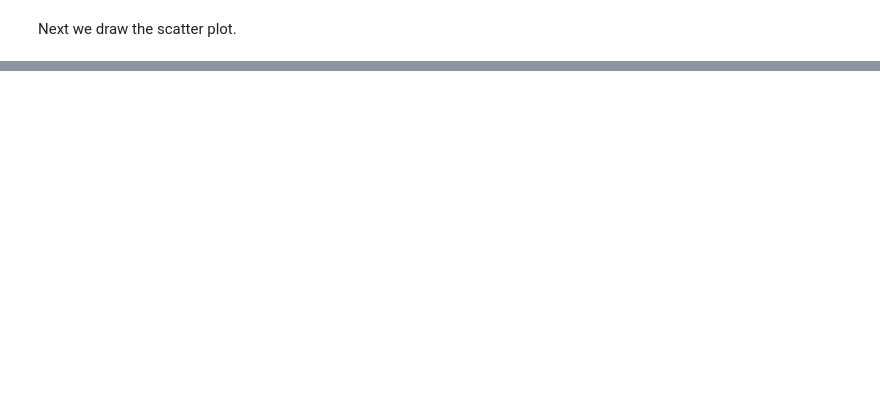
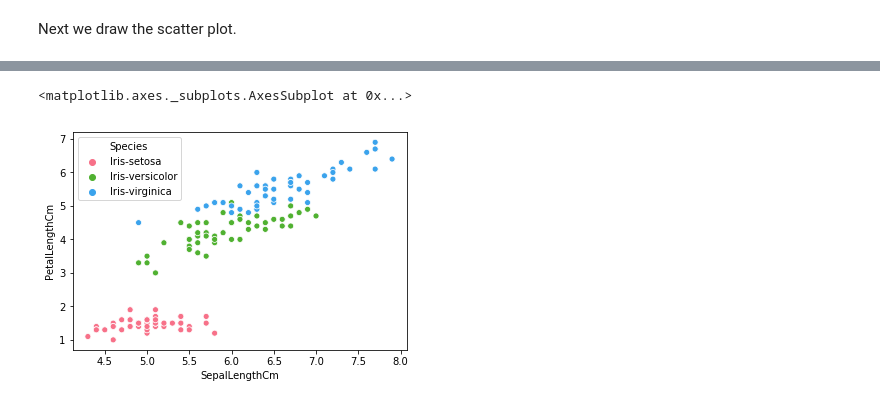
Before and after one commit to NicholasCrossman/python-iris-regression, a Jupyter notebook: iris-regression.ipynb, the cells around one changed output, grey strips where cells are left out. Cells and saved outputs as stored; diff of their text form; code cells hidden in the pictures; blank space fills up the shorter version.

```diff
--- a/iris-regression.ipynb
+++ b/iris-regression.ipynb
@@ -109,0 +117,5 @@ length_comparison.plot.scatter(x='SepalLengthCm', y='PetalLengthCm', title='Sepa
+# %%
+sb.scatterplot(data=length_comparison, x='SepalLengthCm', y='PetalLengthCm', hue='Species', palette='husl')
+# %% [output]
+<matplotlib.axes._subplots.AxesSubplot at 0x...>
+[figure, added]
```
Also changed, not shown: parts of 13 cells of this notebook.
